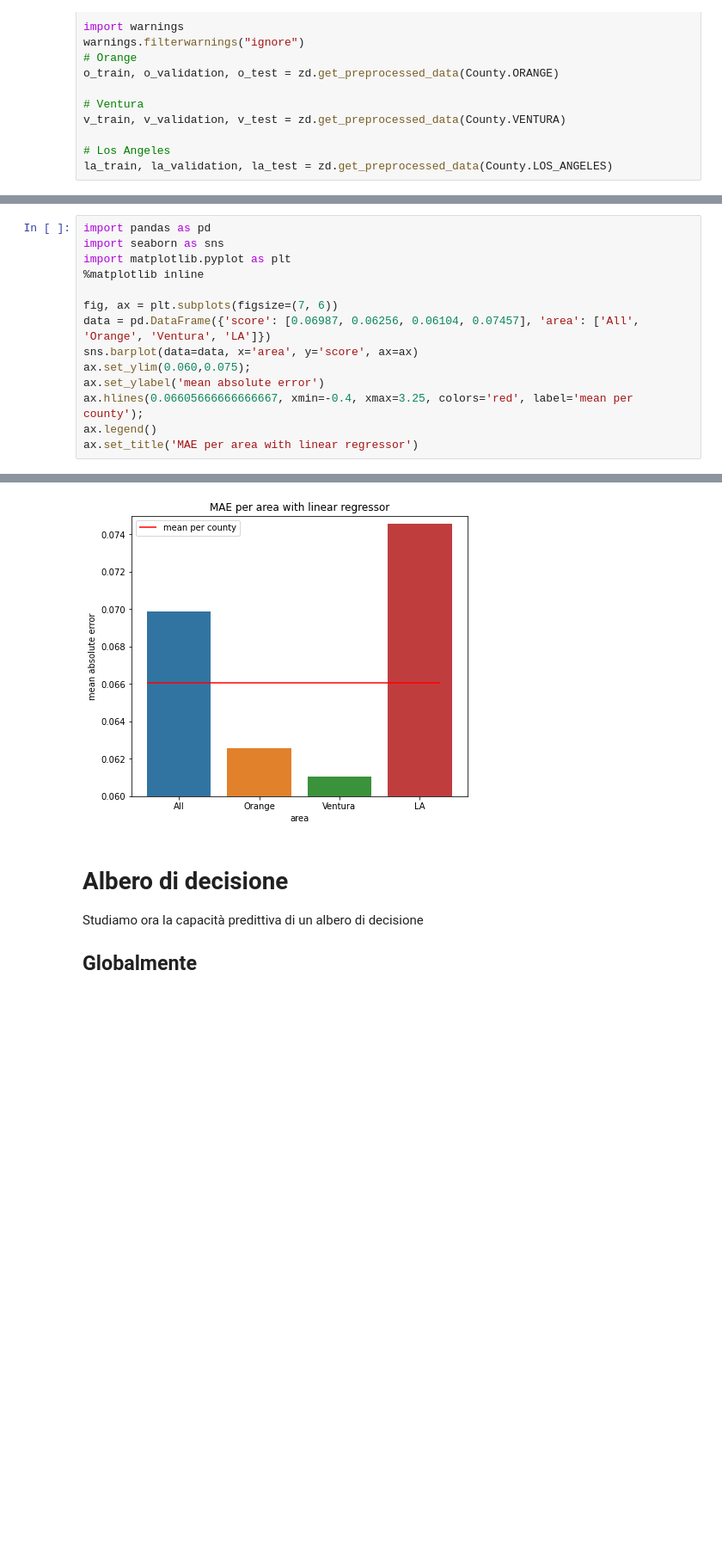
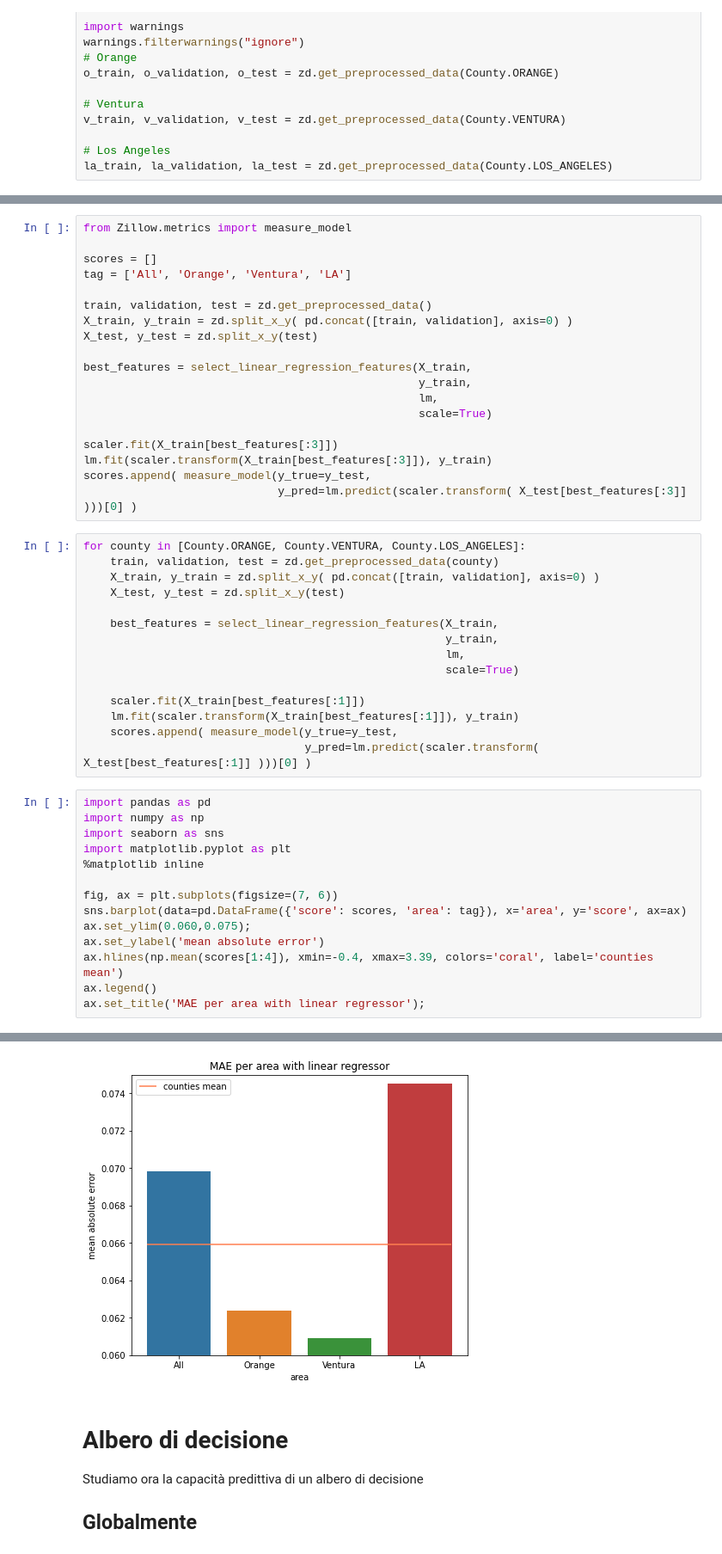
Before and after one commit to matteospanio/zillow-prize, a Jupyter notebook: 03 - Linear Regression and Decision Tree predictions.ipynb, the cells around one changed output, grey strips where cells are left out. Shown: that part at 86% size. Cells and saved outputs as stored; diff of their text form; blank space fills up the shorter version.

```diff
--- a/03 - Linear Regression and Decision Tree predictions.ipynb
+++ b/03 - Linear Regression and Decision Tree predictions.ipynb
@@ -215,15 +316,49 @@ La regressione lineare per contea performa meglio di quella generale con una sig
+# %%
+from Zillow.metrics import measure_model
+
+scores = []
+tag = ['All', 'Orange', 'Ventura', 'LA']
+
+train, validation, test = zd.get_preprocessed_data()
+X_train, y_train = zd.split_x_y( pd.concat([train, validation], axis=0) )
+X_test, y_test = zd.split_x_y(test)
+
+best_features = select_linear_regression_features(X_train,
+                                                  y_train,
+                                                  lm,
+                                                  scale=True)
+
+scaler.fit(X_train[best_features[:3]])
+lm.fit(scaler.transform(X_train[best_features[:3]]), y_train)
+scores.append( measure_model(y_true=y_test,
+                             y_pred=lm.predict(scaler.transform( X_test[best_features[:3]] )))[0] )
+# %%
+for county in [County.ORANGE, County.VENTURA, County.LOS_ANGELES]:
+    train, validation, test = zd.get_preprocessed_data(county)
+    X_train, y_train = zd.split_x_y( pd.concat([train, validation], axis=0) )
+    X_test, y_test = zd.split_x_y(test)
+
+    best_features = select_linear_regression_features(X_train,
+                                                      y_train,
+                                                      lm,
+                                                      scale=True)
+
+    scaler.fit(X_train[best_features[:1]])
+    lm.fit(scaler.transform(X_train[best_features[:1]]), y_train)
+    scores.append( measure_model(y_true=y_test,
+                                 y_pred=lm.predict(scaler.transform( X_test[best_features[:1]] )))[0] )
 # %%
 import pandas as pd
+import numpy as np
 import seaborn as sns
 import matplotlib.pyplot as plt
 %matplotlib inline
 
 fig, ax = plt.subplots(figsize=(7, 6))
-data = pd.DataFrame({'score': [0.06987, 0.06256, 0.06104, 0.07457], 'area': ['All', 'Orange', 'Ventura', 'LA']})
-sns.barplot(data=data, x='area', y='score', ax=ax)
+sns.barplot(data=pd.DataFrame({'score': scores, 'area': tag}), x='area', y='score', ax=ax)
 ax.set_ylim(0.060,0.075);
 ax.set_ylabel('mean absolute error')
-ax.hlines(0.06605666666666667, xmin=-0.4, xmax=3.25, colors='red', label='mean per county');
+ax.hlines(np.mean(scores[1:4]), xmin=-0.4, xmax=3.39, colors='coral', label='counties mean')
 ax.legend()
-ax.set_title('MAE per area with linear regressor')
+ax.set_title('MAE per area with linear regressor');
 # %% [output]
@@ -231,4 +365,4 @@ Text(0.5, 1.0, 'MAE per area with linear regressor')
-[figure, old version]
+[figure, new version]
 # %% [markdown]
 # Albero di decisione
 
```
Also changed, not shown: parts of 47 cells of this notebook, 3 other files.
